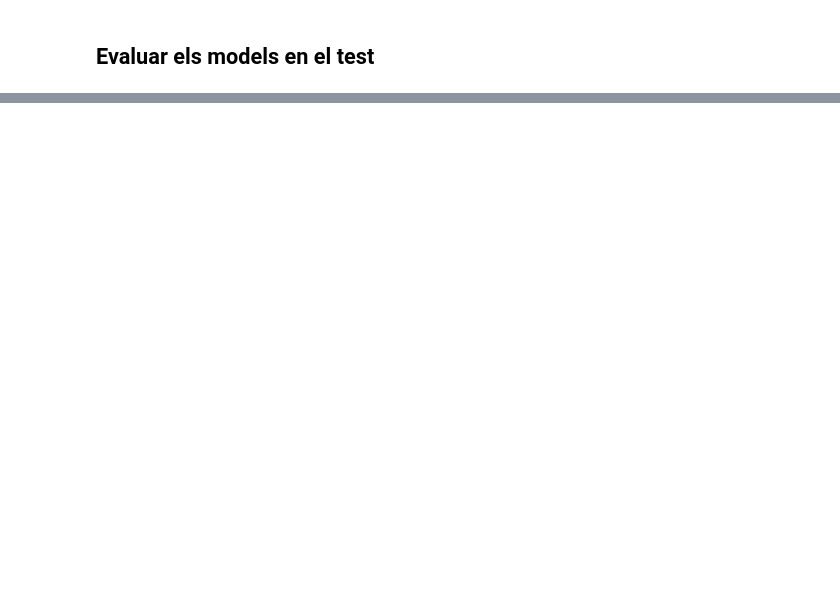
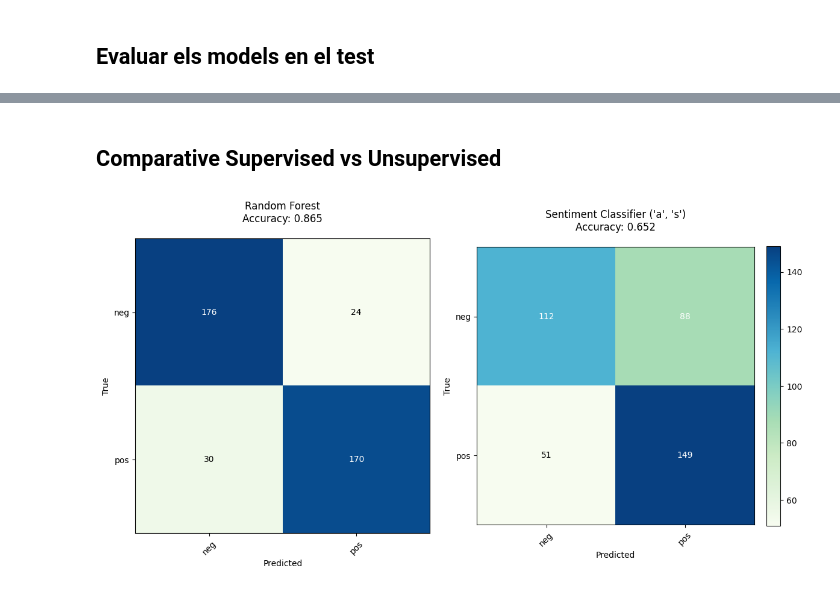
Before and after one commit to Stargix/Sentiment-Analysis, a Jupyter notebook: preprocessing.ipynb.ipynb, the cells around one changed output, grey strips where cells are left out. Saved outputs shown, nothing was run; the diff lists cells and outputs as text; code cells hidden in the pictures; blank space fills up the shorter version.

```diff
--- a/preprocessing.ipynb.ipynb
+++ b/preprocessing.ipynb.ipynb
@@ -241,0 +379,37 @@ plt.show()
+# %% [markdown]
+## Comparative Supervised vs Unsupervised
+# %%
+# Train Random Forest and predict
+rf = RandomForestClassifier(random_state=random_state, **best_params['Random Forest'])
+rf.fit(X_train_vectorized, y_train)
+y_pred_rf = rf.predict(X_test_vectorized)
+# Predict with sentiment classifier
+y_pred_sentiment = X_test.apply(lambda x: sentiment_classifier(x, categories={'a', 's'}))
+
+# Confusion matrices
+conf_matrices = [
+    (confusion_matrix(y_test, y_pred_rf), "Random Forest", accuracy_score(y_test, y_pred_rf)),
+    (confusion_matrix(y_test, y_pred_sentiment),
+     "Sentiment Classifier ('a', 's')", accuracy_score(y_test, y_pred_sentiment))
+]
+
+# Plot confusion matrices
+fig, axes = plt.subplots(1, 2, figsize=(12, 6))
+for ax, (conf_matrix, title, accuracy) in zip(axes, conf_matrices):
+    im = ax.imshow(conf_matrix, cmap='GnBu')
+    ax.set_title(f"{title}\nAccuracy: {accuracy:.3f}", pad=20)
+    ax.set_xticks(np.arange(len(set(y_test))), labels=set(y_test), rotation=45)
+    ax.set_yticks(np.arange(len(set(y_test))), labels=set(y_test))
+    ax.set_xlabel('Predicted')
+    ax.set_ylabel('True')
+    for i in range(conf_matrix.shape[0]):
+        for j in range(conf_matrix.shape[1]):
+            ax.text(j, i, conf_matrix[i, j], ha="center", va="center",
+                    color="white" if conf_matrix[i, j] > conf_matrix.max() / 2 else "black")
+
+plt.colorbar(im, ax=axes[1], fraction=0.046, pad=0.04)
+
+plt.tight_layout()
+plt.show()
+# %% [output]
+[figure, added]
```
Also changed, not shown: parts of 12 cells of this notebook.
